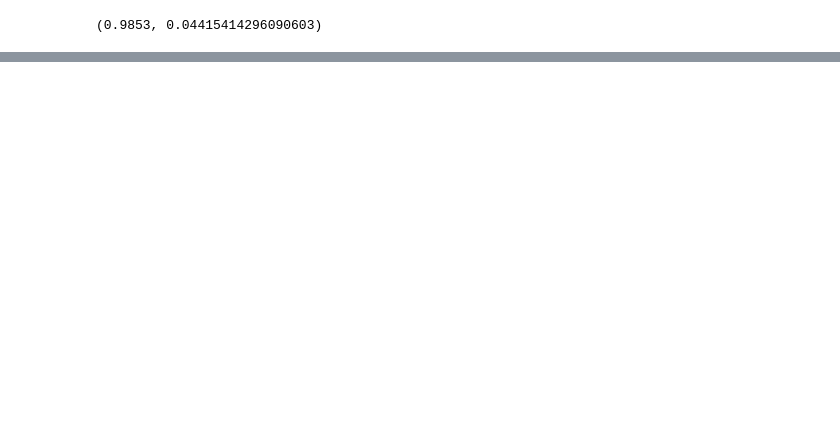
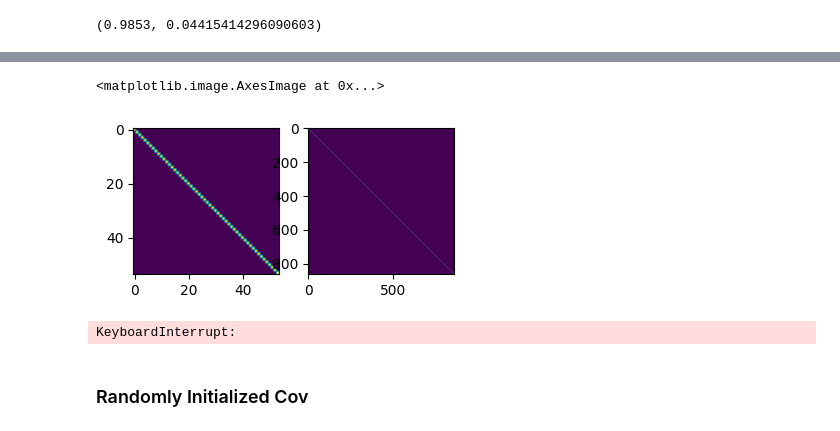
Before and after one commit to godhj93/bayesian-torch, a Jupyter notebook: train.ipynb, the cells around one changed output, grey strips where cells are left out. Saved outputs shown, nothing was run; the diff lists cells and outputs as text; code cells hidden in the pictures; blank space fills up the shorter version.

```diff
--- a/train.ipynb
+++ b/train.ipynb
@@ -1251,0 +1498,55 @@ train_BNN(epoch= 100, model = bnn_with_good_prior.cuda(), train_loader= train_lo
+# %%
+
+bnn_with_good_prior = LeNet_BNN().to(device)
+
+'''
+bnn_with_good_prior.conv1.prior_mean = bnn.conv1.mu_kernel.detach().clone().flatten()
+bnn_with_good_prior.conv1.prior_variance = bnn_with_good_prior.conv1.get_covariance_matrix(bnn.conv1.L_param.detach().clone(), bnn.conv1.B_param.detach().clone())
+
+    epslion = 1e-6
+    cov_1 = bnn_multi.conv1.get_covariance_matrix() + epslion * torch.eye(c_in_conv1 * c_out_conv1 * k_conv1 * k_conv1).to(device)
+    cov_2 = bnn_multi.conv2.get_covariance_matrix() + epslion * torch.eye(c_in_conv2 * c_out_conv2 * k_conv2 * k_conv2).to(device)
+
+'''
+epslion = 1e-6
+
+bnn_with_good_prior.conv1.prior_mean = bnn_multi.conv1.mu_kernel.detach().clone().flatten()
+bnn_with_good_prior.conv1.prior_variance = torch.eye(c_in_conv1 * c_out_conv1 * k_conv1 * k_conv1).to(device)
+
+bnn_with_good_prior.conv2.prior_mean = bnn_multi.conv2.mu_kernel.detach().clone().flatten()
+bnn_with_good_prior.conv2.prior_variance = torch.eye(c_in_conv2 * c_out_conv2 * k_conv2 * k_conv2).to(device)
+
+bnn_with_good_prior.conv1.mu_kernel = bnn_multi.conv1.mu_kernel
+# bnn_with_good_prior.conv1.L_param = bnn_multi.conv1.L_param
+
+bnn_with_good_prior.conv2.mu_kernel = bnn_multi.conv2.mu_kernel
+# bnn_with_good_prior.conv2.L_param = bnn_multi.conv2.L_param
+
+bnn_with_good_prior.fc1 = dnn.fc1
+
+plt.subplot(1,3,1)
+plt.imshow(bnn_with_good_prior.conv1.prior_variance.cpu().detach().numpy())
+# plt.colorbar()
+
+plt.subplot(1,3,2)
+plt.imshow(bnn_with_good_prior.conv2.prior_variance.cpu().detach().numpy())
+
+# plt.subplot(1,3,3)
+# plt.imshow(bnn_with_good_prior.fc1.prior_variance.cpu().detach().numpy())
+# plt.colorbar()
+# %% [output]
+<matplotlib.image.AxesImage at 0x...>
+[figure, added]
+# %%
+
+class args:
+    pass
+args = args()
+args.t = 1.0
+from torch.utils.tensorboard import SummaryWriter
+writer = SummaryWriter(f'runs/bnn_with_covI_multi')
+train_BNN(epoch= 100, model = bnn_with_good_prior.cuda(), train_loader= train_loader, test_loader= test_loader, optimizer= optim.Adam(bnn_with_good_prior.parameters(), lr=1e-3), writer = writer, mc_runs = 100, bs = 1024, device = 'cuda', args=args, moped=False)
+# %% [output]
+KeyboardInterrupt:
+# %% [markdown]
+### Randomly Initialized Cov
```
Also changed, not shown: parts of 19 cells of this notebook.
